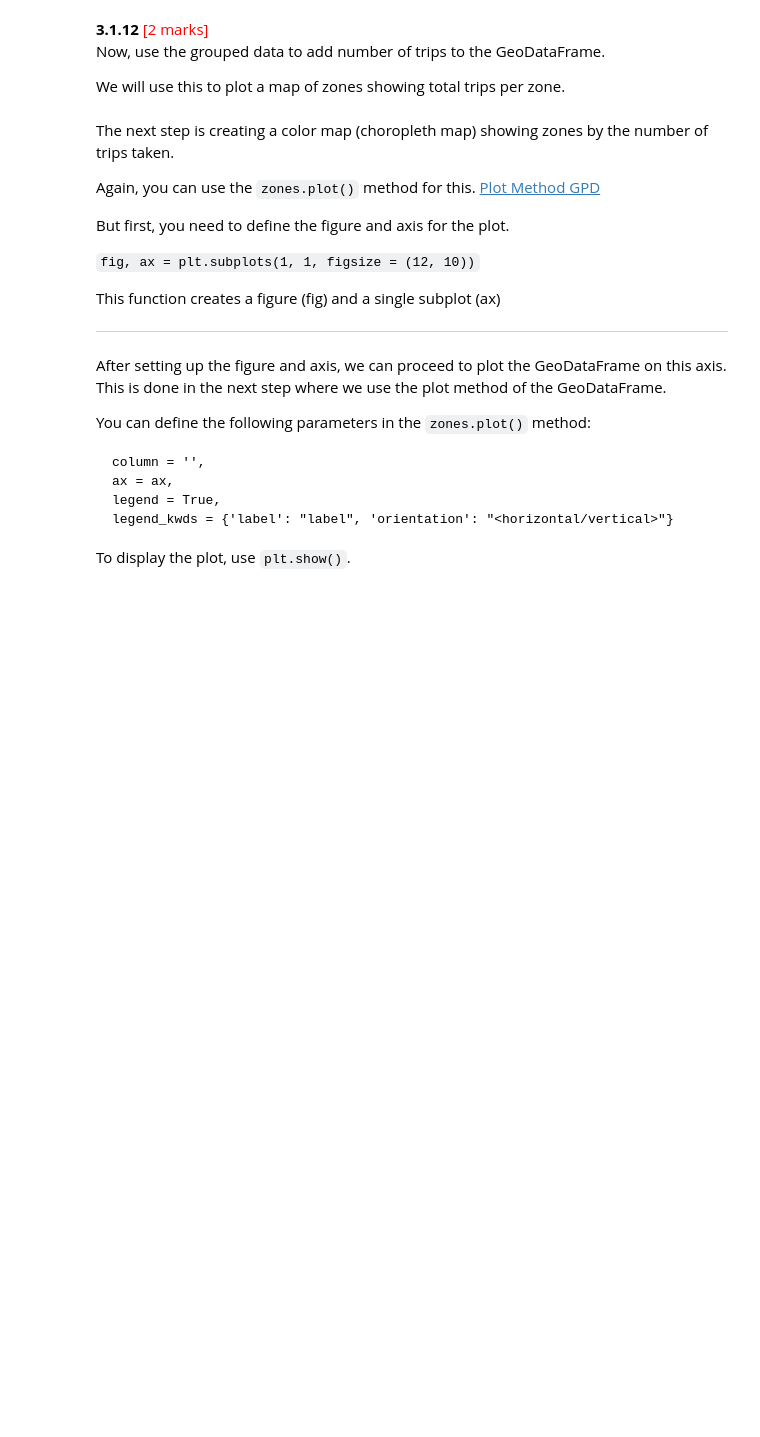
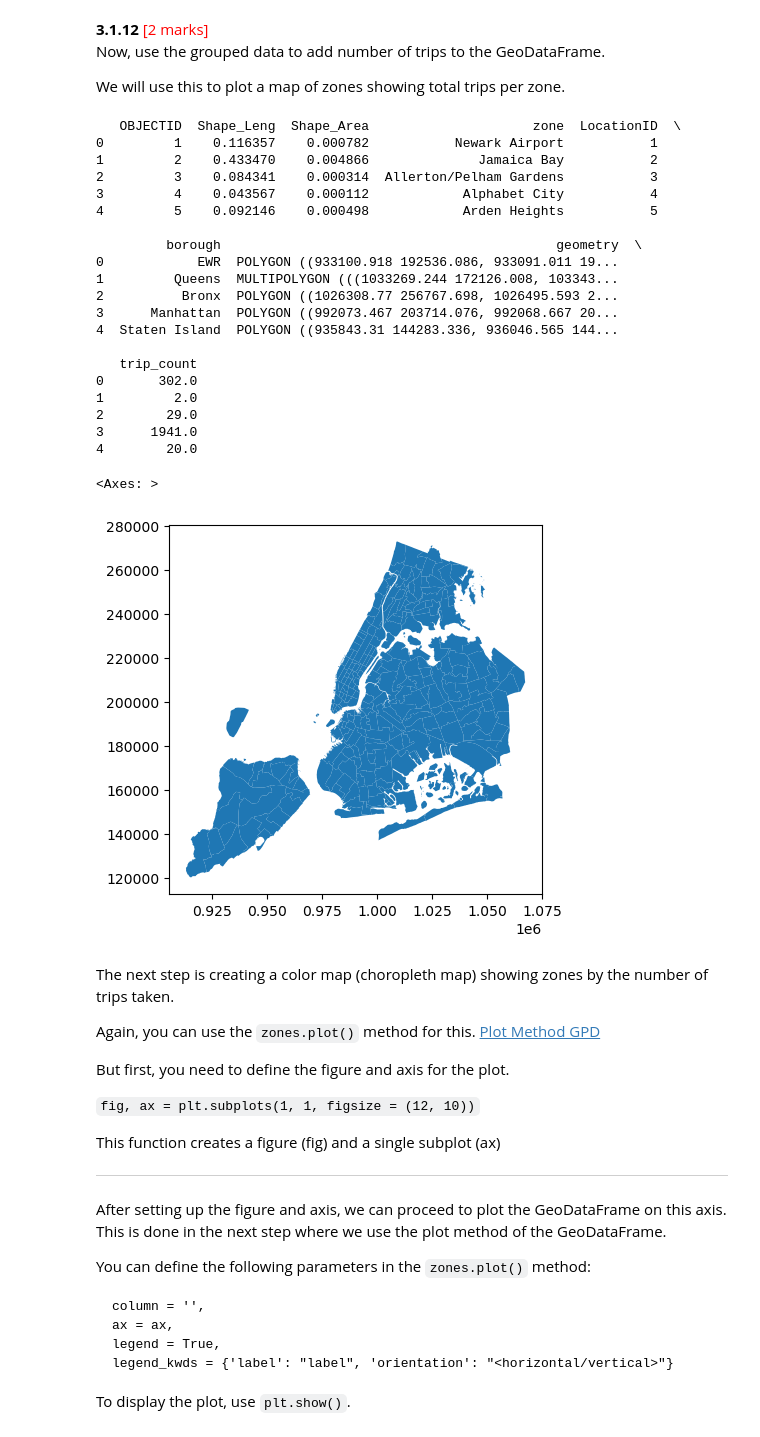
Before and after one commit to balajiramesh19/CourseAssignments, a Jupyter notebook: EDA_Assg_NYC_Taxi_Starter.ipynb, the cells around one changed output. Drawn from its saved outputs; the diff is of its cells as text; code cells hidden in the pictures; blank space fills up the shorter version.

```diff
--- a/EDA_Assg_NYC_Taxi_Starter.ipynb
+++ b/EDA_Assg_NYC_Taxi_Starter.ipynb
@@ -981,3 +1025,5 @@ Now, you have to merge the trip records and zones data using the location IDs.
 Merge the zones data into trip data using the `locationID` and `PULocationID` columns.
 # %%
 # Merge zones and trip records using locationID and PULocationID
+merged_zone_df=final_df_cleaned.merge(zones,left_on='PULocationID',right_on='LocationID')
+print(merged_zone_df.info())
@@ -986,3 +1050,5 @@ Merge the zones data into trip data using the `locationID` and `PULocationID` co
 Group data by location IDs to find the total number of trips per location ID
 # %%
 # Group data by location and calculate the number of trips
+location_to_trip_df= merged_zone_df.groupby(['LocationID']).size().reset_index(name='trip_count')
+print(location_to_trip_df)
@@ -996,3 +1075,38 @@ We will use this to plot a map of zones showing total trips per zone.
+# %%
+# Merge trip counts back to the zones GeoDataFrame
+
+# Merge pickup counts to shapefile GeoDataFrame
+zones_gdf = zones.merge(location_to_trip_df, how='left', left_on='LocationID', right_on='LocationID')
+
+# Replace NaNs with 0 (zones that had no trips)
+zones_gdf['trip_count'] = zones_gdf['trip_count'].fillna(0)
+
+print(zones_gdf.head())
+
+zones_gdf.plot()
+# %% [output]
+   OBJECTID  Shape_Leng  Shape_Area                     zone  LocationID  \
+0         1    0.116357    0.000782           Newark Airport           1
+1         2    0.433470    0.004866              Jamaica Bay           2
+2         3    0.084341    0.000314  Allerton/Pelham Gardens           3
+3         4    0.043567    0.000112            Alphabet City           4
+4         5    0.092146    0.000498            Arden Heights           5
+
+         borough                                           geometry  \
+0            EWR  POLYGON ((933100.918 192536.086, 933091.011 19...
+1         Queens  MULTIPOLYGON (((1033269.244 172126.008, 103343...
+2          Bronx  POLYGON ((1026308.77 256767.698, 1026495.593 2...
+3      Manhattan  POLYGON ((992073.467 203714.076, 992068.667 20...
+4  Staten Island  POLYGON ((935843.31 144283.336, 936046.565 144...
+
+   trip_count
+0       302.0
+1         2.0
+2        29.0
+3      1941.0
+4        20.0
+<Axes: >
+[figure, added]
 # %% [markdown]
 The next step is creating a color map (choropleth map) showing zones by the number of trips taken.
 
```
Also changed, not shown: parts of 40 cells of this notebook.
